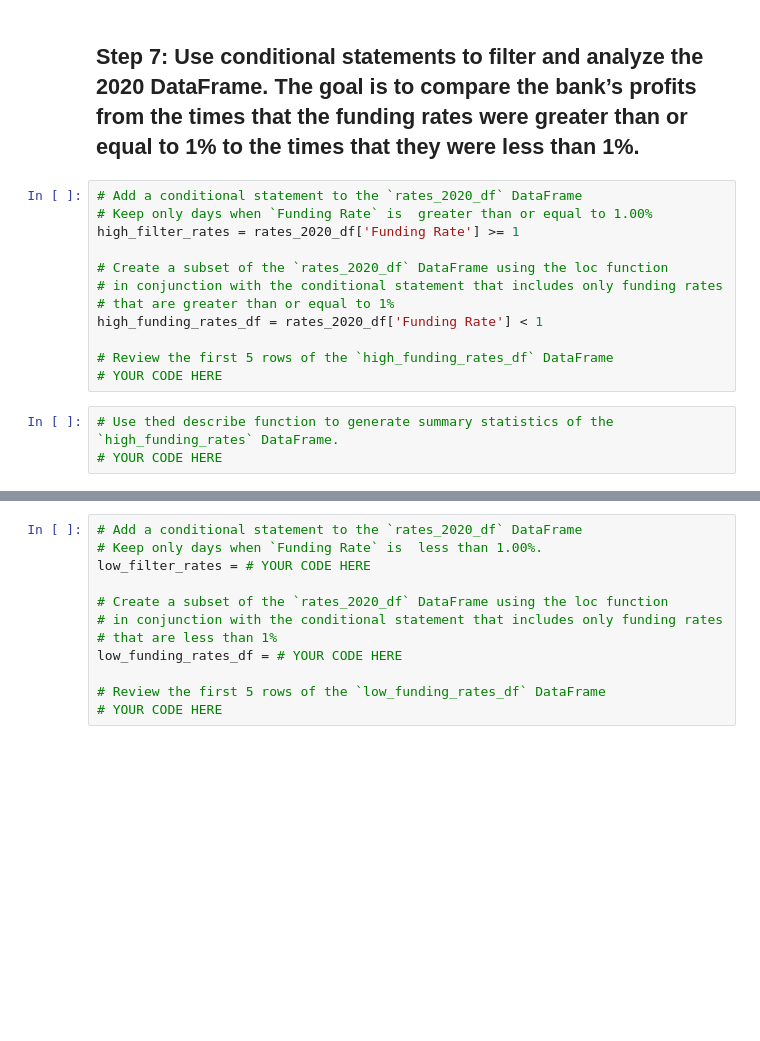
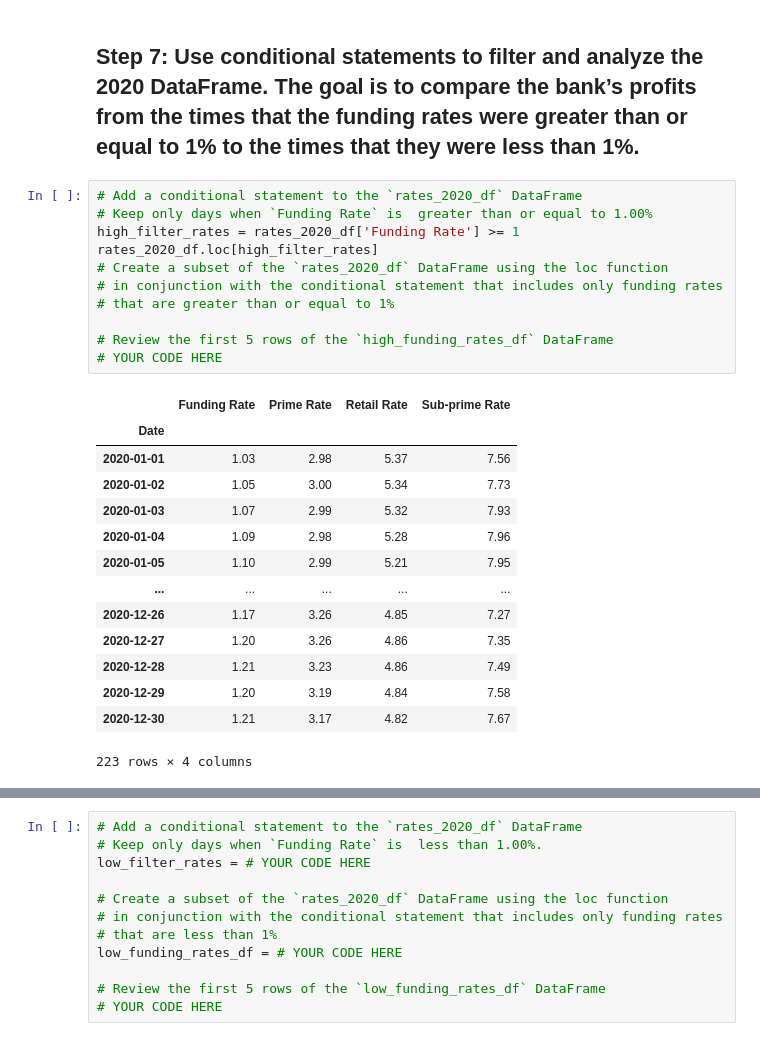
Before and after one commit to carlosmpr/fintech, a Jupyter notebook: module3/practice/04_Banking_Bonanza/Unsolved/Banking_Bonanza.ipynb, the cells around one changed output, grey strips where cells are left out. Drawn from its saved outputs; the diff is of its cells as text; blank space fills up the shorter version.

```diff
--- a/module3/practice/04_Banking_Bonanza/Unsolved/Banking_Bonanza.ipynb
+++ b/module3/practice/04_Banking_Bonanza/Unsolved/Banking_Bonanza.ipynb
@@ -143,15 +143,26 @@ rates_2020_df.plot.box()
 # %%
 # Add a conditional statement to the `rates_2020_df` DataFrame
 # Keep only days when `Funding Rate` is  greater than or equal to 1.00%
 high_filter_rates = rates_2020_df['Funding Rate'] >= 1
-
+rates_2020_df.loc[high_filter_rates]
 # Create a subset of the `rates_2020_df` DataFrame using the loc function
 # in conjunction with the conditional statement that includes only funding rates
 # that are greater than or equal to 1%
-high_funding_rates_df = rates_2020_df['Funding Rate'] < 1
 
 # Review the first 5 rows of the `high_funding_rates_df` DataFrame
 # YOUR CODE HERE
+# %% [output]
+|  | Funding Rate | Prime Rate | Retail Rate | Sub-prime Rate |
+| Date |  |  |  |  |
+| 2020-01-01 | 1.03 | 2.98 | 5.37 | 7.56 |
+| 2020-01-02 | 1.05 | 3.00 | 5.34 | 7.73 |
+| 2020-01-03 | 1.07 | 2.99 | 5.32 | 7.93 |
+| 2020-01-04 | 1.09 | 2.98 | 5.28 | 7.96 |
+| 2020-01-05 | 1.10 | 2.99 | 5.21 | 7.95 |
+| ... | ... | ... | ... | ... |
+| 2020-12-26 | 1.17 | 3.26 | 4.85 | 7.27 |
+| 2020-12-27 | 1.20 | 3.26 | 4.86 | 7.35 |
+| 2020-12-28 | 1.21 | 3.23 | 4.86 | 7.49 |
+| 2020-12-29 | 1.20 | 3.19 | 4.84 | 7.58 |
+| 2020-12-30 | 1.21 | 3.17 | 4.82 | 7.67 |
+223 rows × 4 columns
-# %%
-# Use thed describe function to generate summary statistics of the `high_funding_rates` DataFrame.
-# YOUR CODE HERE
```
Also changed, not shown: parts of 1 cell of this notebook, 3 other files.
